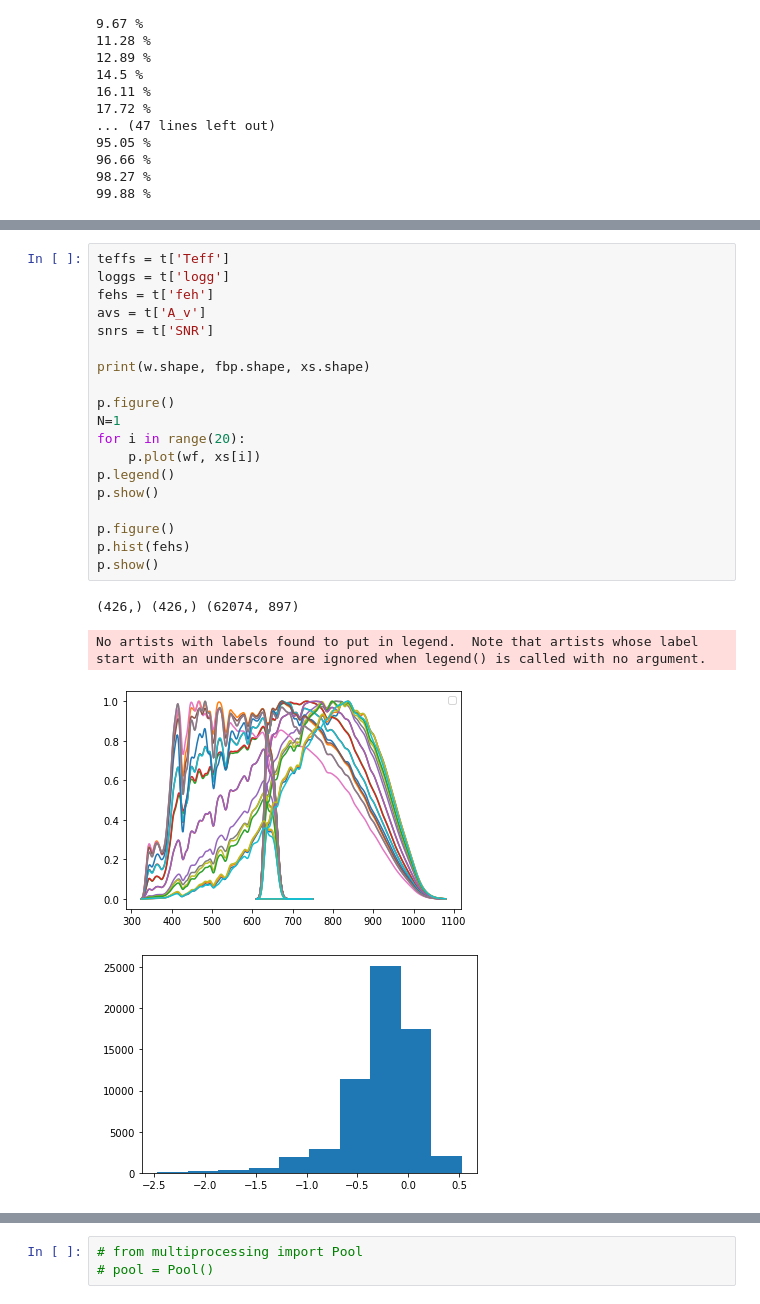
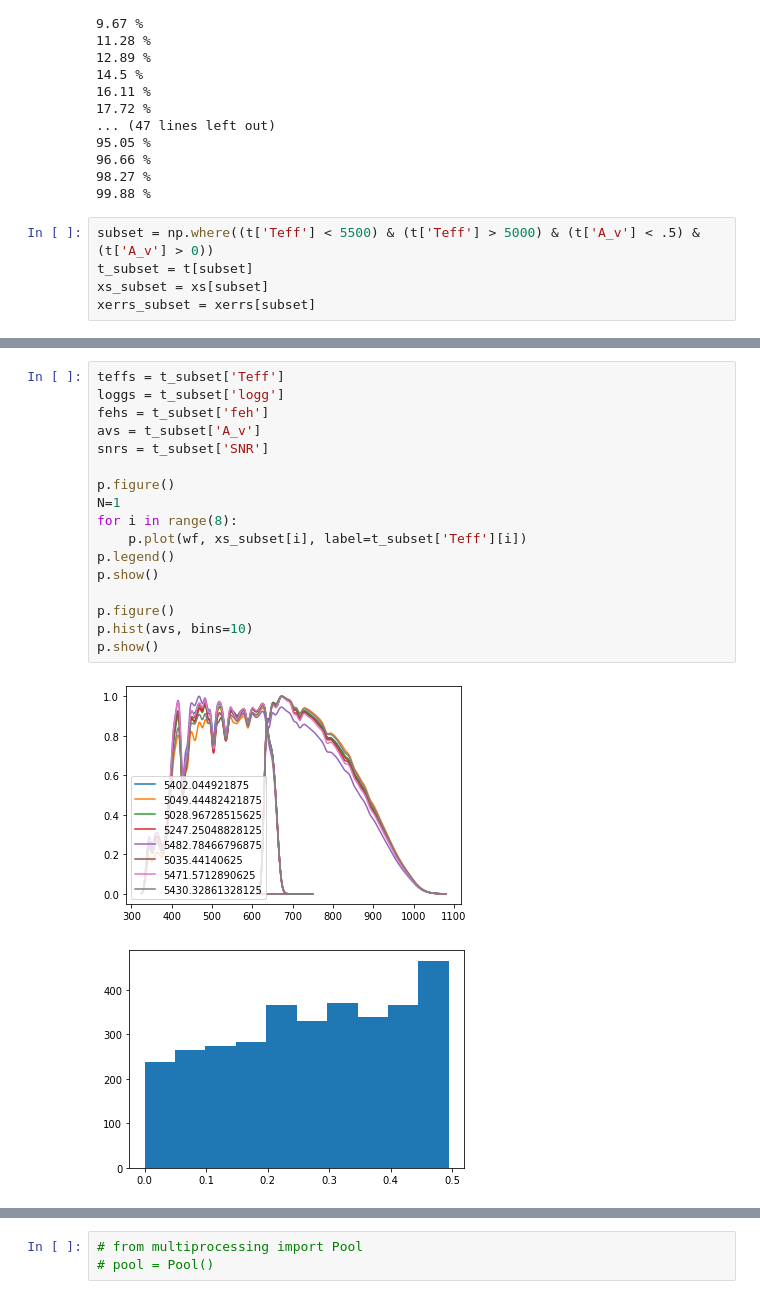
Before and after one commit to mlucey/apogee_bprp_params, a Jupyter notebook: apogee_bprp_params.ipynb, the cells around one changed output, grey strips where cells are left out. Drawn from its saved outputs; the diff is of its cells as text.

Commit message:
new plots

```diff
--- a/apogee_bprp_params.ipynb
+++ b/apogee_bprp_params.ipynb
@@ -98,6 +98,11 @@ for i in range(size):
 96.66 %
 98.27 %
 99.88 %
+# %%
+subset = np.where((t['Teff'] < 5500) & (t['Teff'] > 5000) & (t['A_v'] < .5) & (t['A_v'] > 0))
+t_subset = t[subset]
+xs_subset = xs[subset]
+xerrs_subset = xerrs[subset]
 # %%
 #making training and testing sets
 # train_inds = np.random.choice(range(len(t)),int(.6*len(t)),replace=False)
@@ -140,27 +145,23 @@ test_t = t[test_inds]
 # %%
-teffs = t['Teff']
-loggs = t['logg']
-fehs = t['feh']
-avs = t['A_v']
-snrs = t['SNR']
-
-print(w.shape, fbp.shape, xs.shape)
+teffs = t_subset['Teff']
+loggs = t_subset['logg']
+fehs = t_subset['feh']
+avs = t_subset['A_v']
+snrs = t_subset['SNR']
 
 p.figure()
 N=1
-for i in range(20):
-    p.plot(wf, xs[i])
+for i in range(8):
+    p.plot(wf, xs_subset[i], label=t_subset['Teff'][i])
 p.legend()
 p.show()
 
 p.figure()
-p.hist(fehs)
+p.hist(avs, bins=10)
 p.show()
 # %% [output]
-(426,) (426,) (62074, 897)
-No artists with labels found to put in legend.  Note that artists whose label start with an underscore are ignored when legend() is called with no argument.
-[figure, old version]
+[figure, new version]
-[figure, old version]
+[figure, new version]
 # %%
 # Specify the vectorizer.
 vectorizer = tc.vectorizer.PolynomialVectorizer(("Teff", "logg", "feh","A_v"), 2)
```
Also changed, not shown: parts of 5 cells of this notebook.
